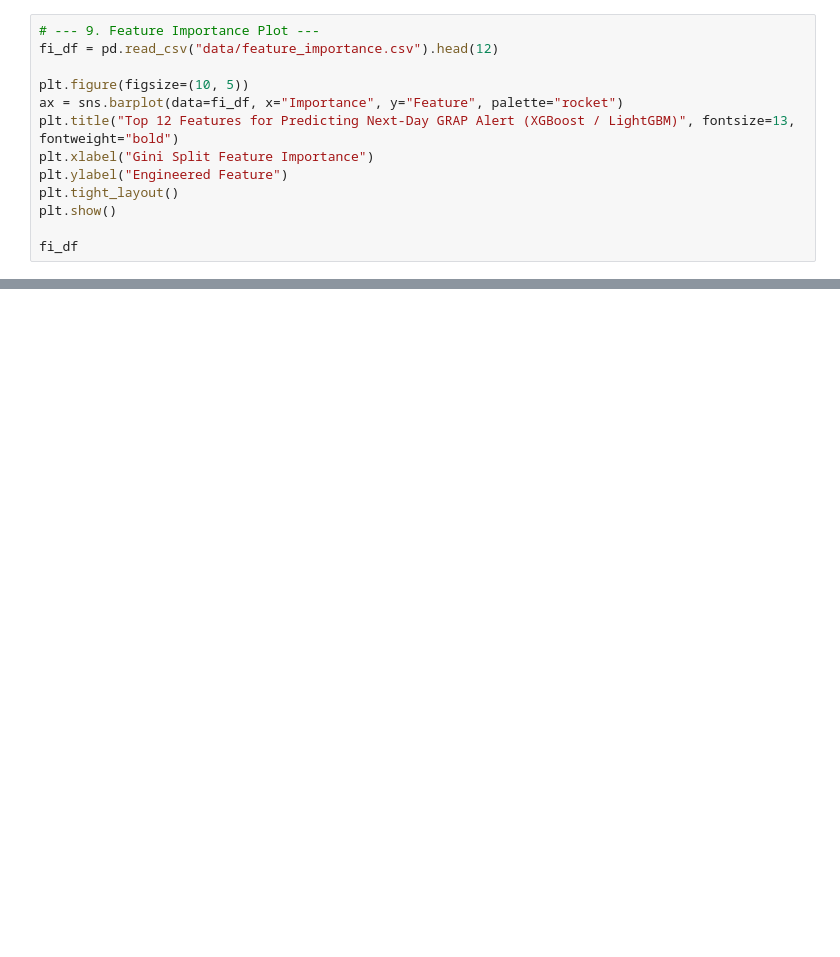
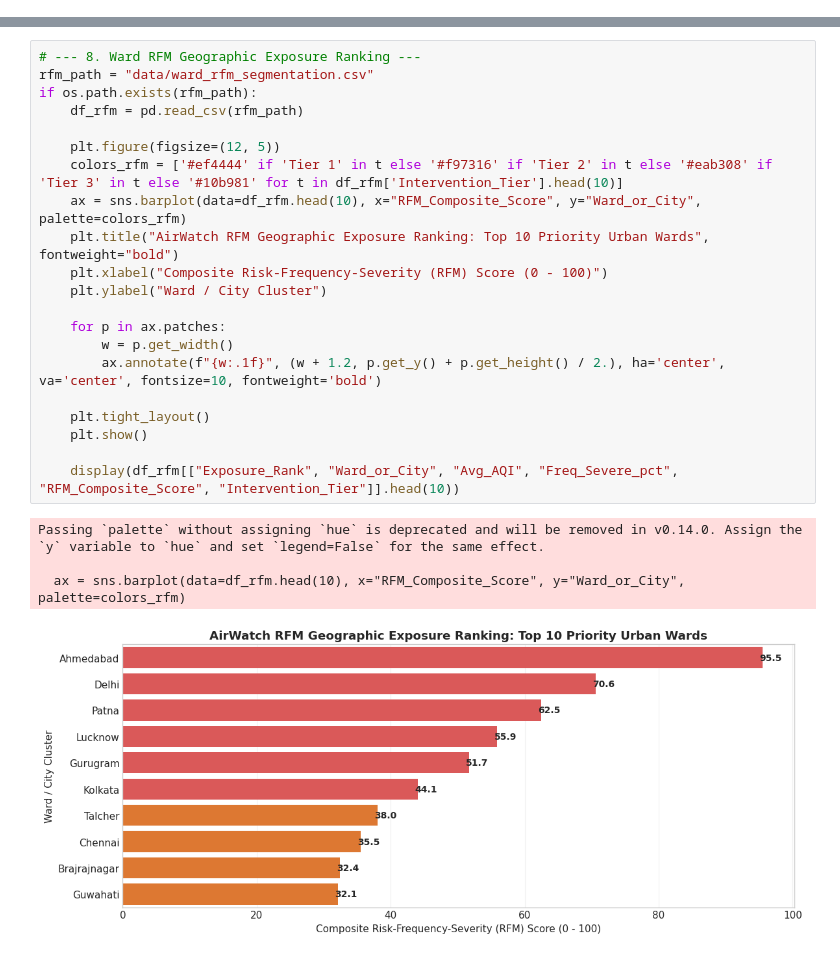
Before and after one commit to Kabira2006/AirWatch, a Jupyter notebook: AirWatch_Comprehensive_Master.ipynb, the cells around one changed output, grey strips where cells are left out. Drawn from its saved outputs; the diff is of its cells as text; blank space fills up the shorter version.

Commit message:
Enhance and execute master notebook with complete 9-phase Data Science Lifecycle and faculty rubrics

```diff
--- a/AirWatch_Comprehensive_Master.ipynb
+++ b/AirWatch_Comprehensive_Master.ipynb
@@ -341,13 +0,0 @@ Analyzing Gini split importance from the winning gradient boosted classifier to
-# %%
-# --- 9. Feature Importance Plot ---
-fi_df = pd.read_csv("data/feature_importance.csv").head(12)
-
-plt.figure(figsize=(10, 5))
-ax = sns.barplot(data=fi_df, x="Importance", y="Feature", palette="rocket")
-plt.title("Top 12 Features for Predicting Next-Day GRAP Alert (XGBoost / LightGBM)", fontsize=13, fontweight="bold")
-plt.xlabel("Gini Split Feature Importance")
-plt.ylabel("Engineered Feature")
-plt.tight_layout()
-plt.show()
-
-fi_df
@@ -474,0 +607,26 @@ Advance Alerts Successfully Dispatched: 58
+# %%
+# --- 8. Ward RFM Geographic Exposure Ranking ---
+rfm_path = "data/ward_rfm_segmentation.csv"
+if os.path.exists(rfm_path):
+    df_rfm = pd.read_csv(rfm_path)
+
+    plt.figure(figsize=(12, 5))
+    colors_rfm = ['#ef4444' if 'Tier 1' in t else '#f97316' if 'Tier 2' in t else '#eab308' if 'Tier 3' in t else '#10b981' for t in df_rfm['Intervention_Tier'].head(10)]
+    ax = sns.barplot(data=df_rfm.head(10), x="RFM_Composite_Score", y="Ward_or_City", palette=colors_rfm)
+    plt.title("AirWatch RFM Geographic Exposure Ranking: Top 10 Priority Urban Wards", fontweight="bold")
+    plt.xlabel("Composite Risk-Frequency-Severity (RFM) Score (0 - 100)")
+    plt.ylabel("Ward / City Cluster")
+
+    for p in ax.patches:
+        w = p.get_width()
+        ax.annotate(f"{w:.1f}", (w + 1.2, p.get_y() + p.get_height() / 2.), ha='center', va='center', fontsize=10, fontweight='bold')
+
+    plt.tight_layout()
+    plt.show()
+
+    display(df_rfm[["Exposure_Rank", "Ward_or_City", "Avg_AQI", "Freq_Severe_pct", "RFM_Composite_Score", "Intervention_Tier"]].head(10))
+# %% [output]
+Passing `palette` without assigning `hue` is deprecated and will be removed in v0.14.0. Assign the `y` variable to `hue` and set `legend=False` for the same effect.
+
+  ax = sns.barplot(data=df_rfm.head(10), x="RFM_Composite_Score", y="Ward_or_City", palette=colors_rfm)
+[figure, added]
```
Also changed, not shown: parts of 53 cells of this notebook, 1 other file.
